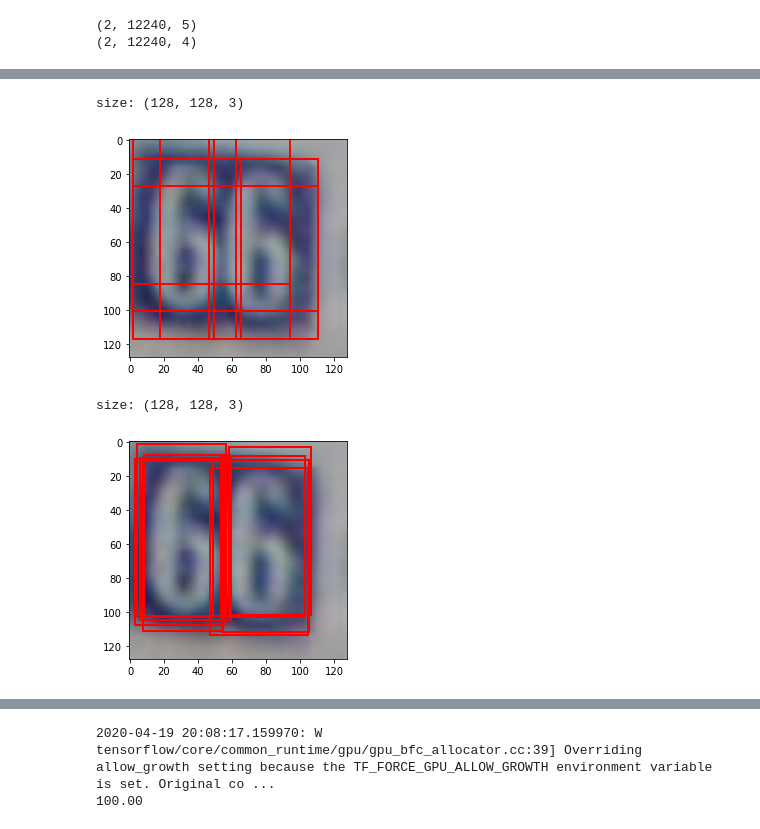
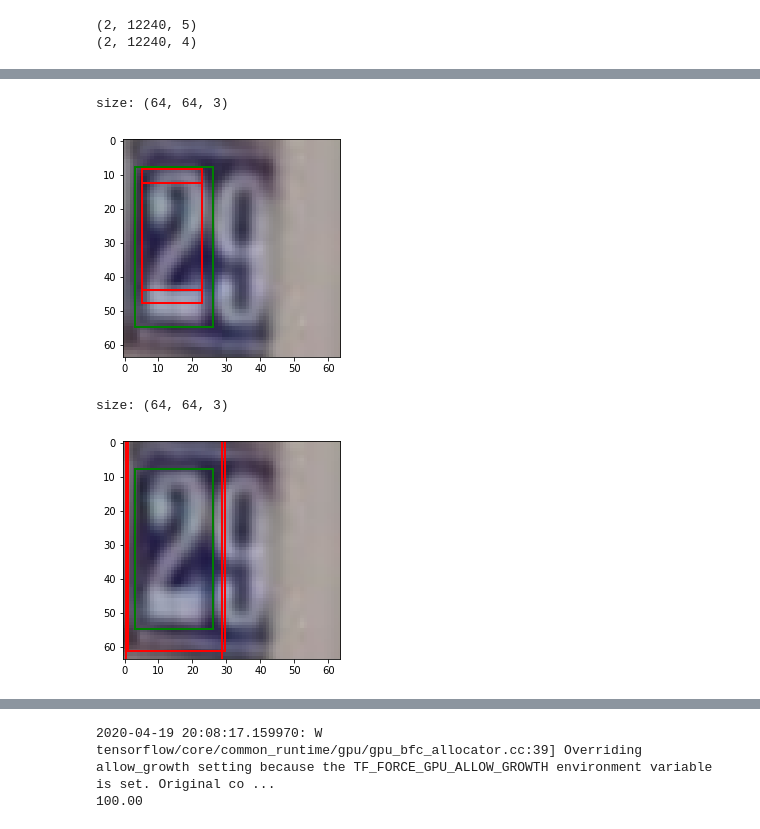
Before and after one commit to jkulhanek/svhn-detection-tf, a Jupyter notebook: svhn_detection/notebooks/svhn_playground.ipynb, the cells around one changed output, grey strips where cells are left out. Saved outputs shown, nothing was run; the diff lists cells and outputs as text; code cells hidden in the pictures.

```diff
--- a/svhn_detection/notebooks/svhn_playground.ipynb
+++ b/svhn_detection/notebooks/svhn_playground.ipynb
@@ -52,16 +50,18 @@ def scale(x):
 
 
 
-def draw_image_and_bb(image, bbs):
+def draw_image_and_bb(image, *bbsx):
+    colors = ['r','g','b']
     print(f'size: {image.shape}')
     plt.imshow(image)
     ax = plt.gca()
-    for bb in bbs:
-        ymin, xmin, ymax, xmax = bb.numpy()
-        y, x = (ymin + ymax) / 2, (xmin + xmax) / 2
-        h, w = (ymax - ymin), (xmax - xmin)
-        rect = patches.Rectangle((xmin, ymin),w,h,linewidth=2,edgecolor='r',facecolor='none')
-        ax.add_patch(rect)
+    for bbs,color in zip(bbsx,colors):
+        for bb in bbs:
+            ymin, xmin, ymax, xmax = bb.numpy()
+            y, x = (ymin + ymax) / 2, (xmin + xmax) / 2
+            h, w = (ymax - ymin), (xmax - xmin)
+            rect = patches.Rectangle((xmin, ymin),w,h,linewidth=2,edgecolor=color,facecolor='none')
+            ax.add_patch(rect)
     plt.show()
 
 
@@ -128,15 +126,14 @@ import data
 reload(data)
 reload(train)
 from data import create_data, SVHN
-args, argstr = train.parse_args(['--name', 'test_test'])
-args.num_scales = 1
-args.aspect_ratios = [(1.4, 0.7)]
+args, argstr = train.parse_args(['--name', 'test_test', '--num-scales', '3','--image-size', '64', '--pyramid-levels','3'])
+#args.num_scales = 1
+args.aspect_ratios = [(1.4, 0.7), (1.0, 1.0)]
 
 num_classes = SVHN.LABELS
 pyramid_levels = args.pyramid_levels
-smallest_stride = 2**(6 - pyramid_levels)
 anchors = utils.generate_anchors(pyramid_levels, args.image_size,
-    first_feature_scale=smallest_stride, anchor_scale=float(smallest_stride),
+    first_feature_scale=4, anchor_scale=float(4),
     num_scales=args.num_scales, aspect_ratios=args.aspect_ratios)
 
 train_dataset, dev_dataset, test_dataset = create_data(args.batch_size,
@@ -170,7 +172,7 @@ eval_dataset = model.val_dataset
 eval_predictions = val_predictions
 
 import numpy as np
-id_pred=10
+id_pred=22
 for sample in eval_dataset.batch(1).take(id_pred):
     pass
 
@@ -201,19 +203,21 @@ size: (128, 128, 3)
 # %%
-score_threshold = 0.5
+score_threshold = 0.99999
 # predicted anchors
 class_pred, bbox_pred = model.model(sample['image'], training=False)
 max_class = tf.nn.sigmoid(class_pred)[0].numpy().max(-1)
-matched_anchors = model.anchors[max_class > score_threshold]
-draw_image_and_bb(sample['image'][0,...].numpy(), tf.convert_to_tensor(matched_anchors))
+matched_anchors_idx = max_class > score_threshold
+matched_anchors = model.anchors[matched_anchors_idx]
+true_anchors = utils.bbox_from_fast_rcnn(model.anchors, sample['bbox'][0]).numpy()[matched_anchors_idx]
+draw_image_and_bb(sample['image'][0,...].numpy(), tf.convert_to_tensor(matched_anchors), tf.convert_to_tensor(true_anchors))
 
 # results before nonmax suppression
 transformed_predictions = utils.bbox_from_fast_rcnn(model.anchors, bbox_pred)[0]
-matched_results = transformed_predictions.numpy()[max_class > score_threshold]
-draw_image_and_bb(sample['image'][0,...].numpy(), tf.convert_to_tensor(matched_results))
+matched_results = transformed_predictions.numpy()[matched_anchors_idx]
+draw_image_and_bb(sample['image'][0,...].numpy(), tf.convert_to_tensor(matched_results), tf.convert_to_tensor(true_anchors))
 # %% [output]
-size: (128, 128, 3)
+size: (64, 64, 3)
-[figure, old version]
+[figure, new version]
-size: (128, 128, 3)
+size: (64, 64, 3)
-[figure, old version]
+[figure, new version]
 # %%
 # Non maximum suppression
```
Also changed, not shown: parts of 9 cells of this notebook, 3 other files.
